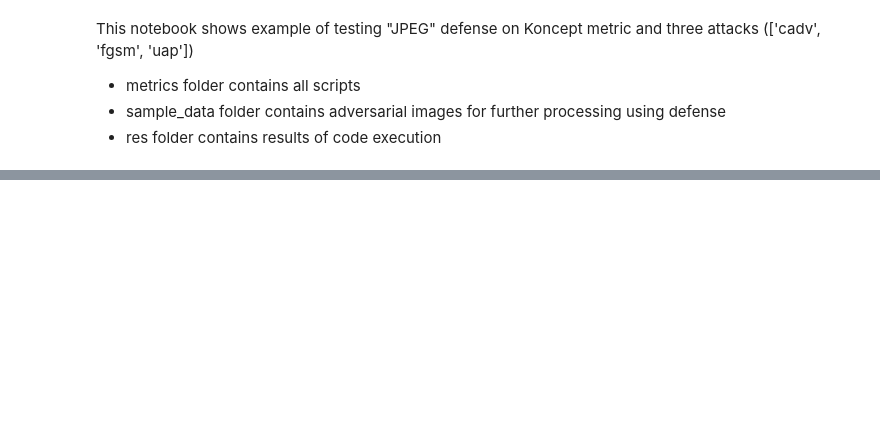
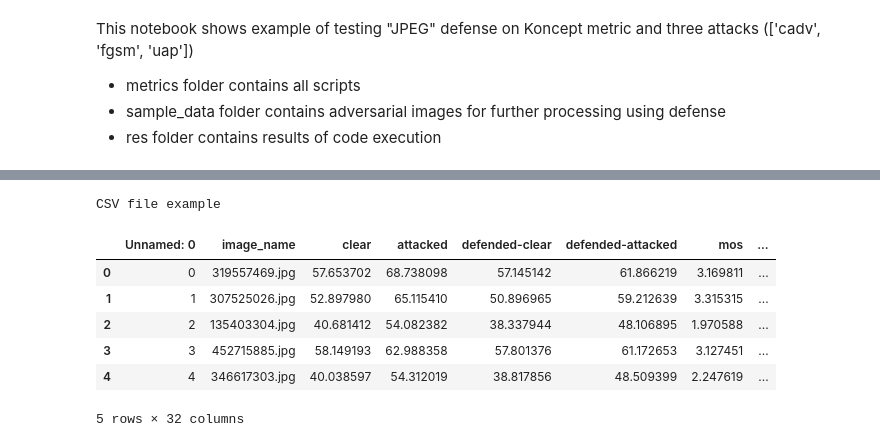
Before and after one commit to msu-video-group/adversarial-defenses-for-iqa, a Jupyter notebook: demo.ipynb, the cells around one changed output, grey strips where cells are left out. Saved outputs shown, nothing was run; the diff lists cells and outputs as text; code cells hidden in the pictures; blank space fills up the shorter version.

```diff
--- a/demo.ipynb
+++ b/demo.ipynb
@@ -61,0 +119,14 @@ for att in attacks:
+# %%
+print('CSV file example')
+att = 'cadv'
+df = pd.read_csv(dump_path+att+'_sample_res.csv')
+df.head()
+# %% [output]
+CSV file example
+|  | Unnamed: 0 | image_name | clear | attacked | defended-clear | defended-attacked | mos | ... |
+| 0 | 0 | 319557469.jpg | 57.653702 | 68.738098 | 57.145142 | 61.866219 | 3.169811 | ... |
+| 1 | 1 | 307525026.jpg | 52.897980 | 65.115410 | 50.896965 | 59.212639 | 3.315315 | ... |
+| 2 | 2 | 135403304.jpg | 40.681412 | 54.082382 | 38.337944 | 48.106895 | 1.970588 | ... |
+| 3 | 3 | 452715885.jpg | 58.149193 | 62.988358 | 57.801376 | 61.172653 | 3.127451 | ... |
+| 4 | 4 | 346617303.jpg | 40.038597 | 54.312019 | 38.817856 | 48.509399 | 2.247619 | ... |
+5 rows × 32 columns
```
Also changed, not shown: parts of 11 cells of this notebook, 15 other files.
